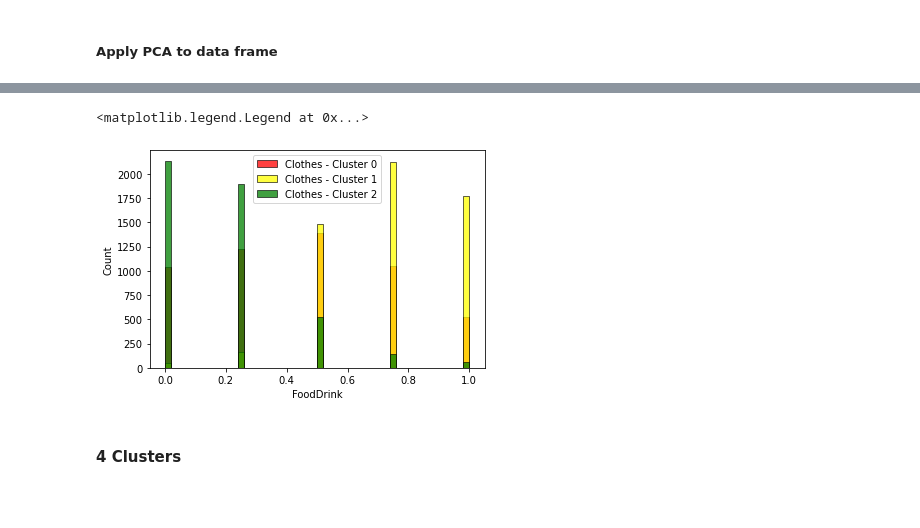
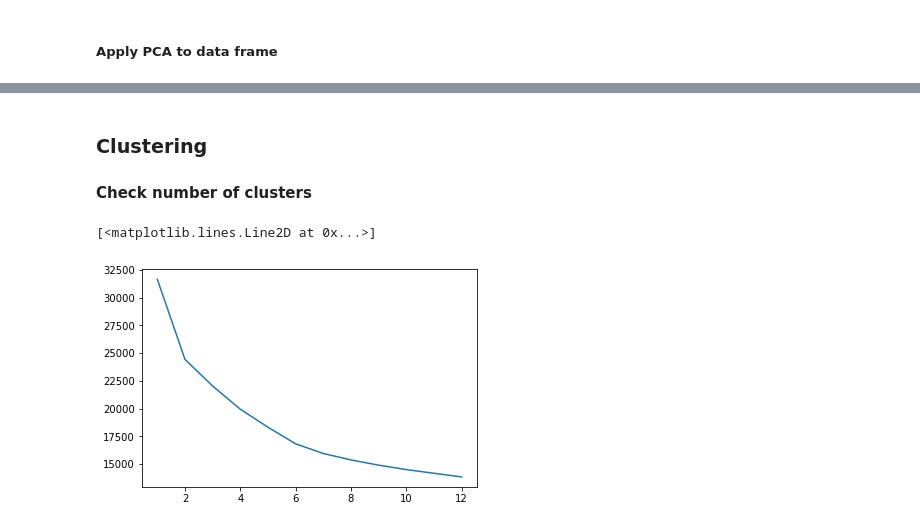
Before and after one commit to manelcbf/DSaML_Projects, a Jupyter notebook: Unsupervised_learning/202122_Cluster_Group07_Notebook.ipynb, the cells around one changed output, grey strips where cells are left out. Saved outputs shown, nothing was run; the diff lists cells and outputs as text; code cells hidden in the pictures; blank space fills up the shorter version.

```diff
--- a/Unsupervised_learning/202122_Cluster_Group07_Notebook.ipynb
+++ b/Unsupervised_learning/202122_Cluster_Group07_Notebook.ipynb
@@ -601,12 +631,0 @@ db_hotel_pca_9
-# %%
-from sklearn.cluster import KMeans
-ks = range(1,13)
-inertias = []
-
-for k in ks:
-    model = KMeans(n_clusters=k)
-    model.fit(db_hotel)
-    inertias.append(model.inertia_)
-
-plt.plot(ks, inertias)
-# 3 clusters suits best. Check for 4 and 5
@@ -665,10 +631,0 @@ sns.pairplot(three_clusters, hue="label")
-# %%
-sns.histplot(cluster0['FoodDrink'],color='red',label='Clothes - Cluster 0', bins = 50)
-sns.histplot(cluster1['FoodDrink'],color='yellow',label='Clothes - Cluster 1', bins = 50)
-sns.histplot(cluster2['FoodDrink'],color='green',label='Clothes - Cluster 2', bins = 50)
-plt.legend()
-# %% [output]
-<matplotlib.legend.Legend at 0x...>
-[figure, removed]
-# %% [markdown]
-#### 4 Clusters
@@ -685,0 +632,18 @@ plt.legend()
+# %% [markdown]
+### Clustering
+#### Check number of clusters
+# %%
+from sklearn.cluster import KMeans
+ks = range(1,13)
+inertias = []
+
+for k in ks:
+    model = KMeans(n_clusters=k)
+    model.fit(db_hotel_normalized)
+    inertias.append(model.inertia_)
+
+plt.plot(ks, inertias)
+# 3 clusters suits best. Check for 4 and 5
+# %% [output]
+[<matplotlib.lines.Line2D at 0x...>]
+[figure, added]
```
Also changed, not shown: parts of 28 cells of this notebook.
